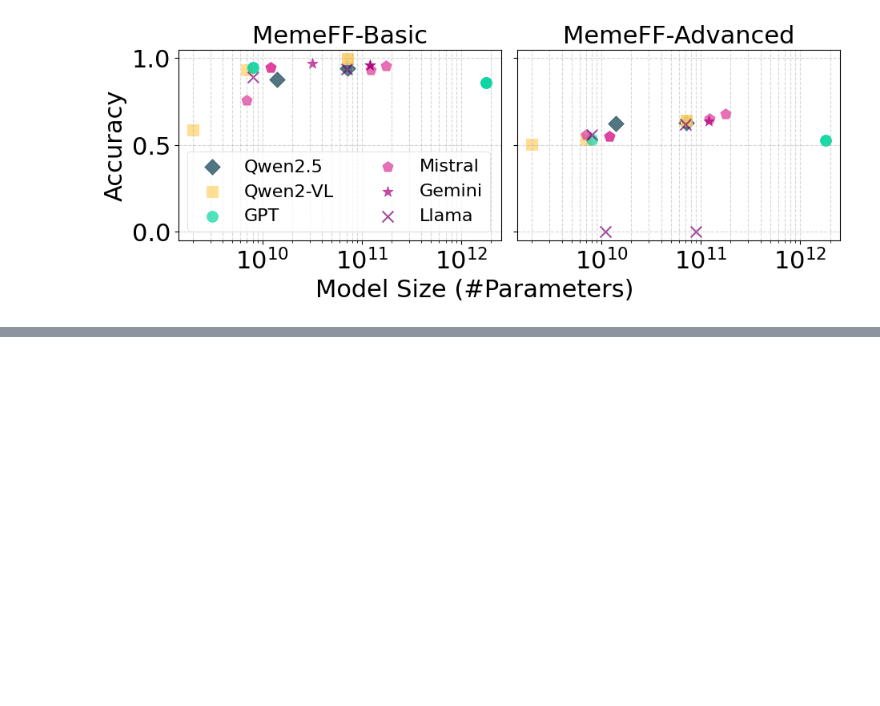
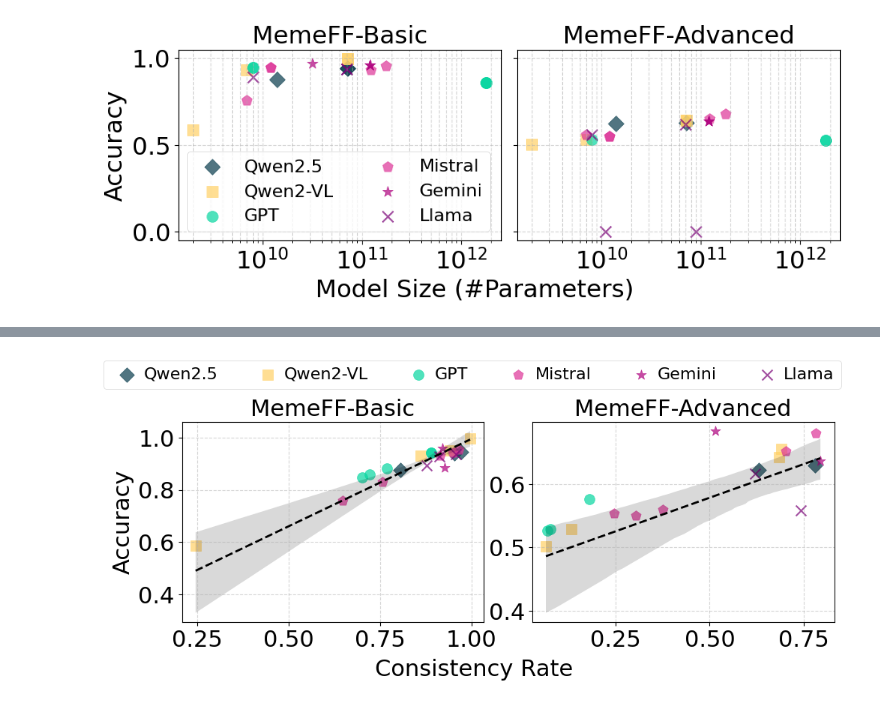
Before and after one commit to yzeng58/memeGen, a Jupyter notebook: analysis/benchmark_plots.ipynb, the cells around one changed output, grey strips where cells are left out. Saved outputs shown, nothing was run; the diff lists cells and outputs as text; code cells hidden in the pictures; blank space fills up the shorter version.

```diff
--- a/analysis/benchmark_plots.ipynb
+++ b/analysis/benchmark_plots.ipynb
@@ -294,0 +123,98 @@ get_row(dataset_name='ours_v2', prompt_name='cot', eval_mode='pairwise', descrip
+# %%
+plt.rc('xtick', labelsize=22)
+plt.rc('ytick', labelsize=22)
+mpl.rcParams['patch.linewidth']=0.5 #width of the boundary of legend
+
+fig, axes = plt.subplots(nrows=1, ncols=2, figsize=(10, 4.6))
+fig.subplots_adjust(left=0.11, bottom=0.22, right=0.98, top=0.8, wspace=0.16) #margin of the figure
+
+# Define datasets to plot
+datasets_to_plot = ['ours_v4', 'relca_v2']
+dataset_labels = {'ours_v4': 'MemeFF-Basic', 'relca_v2': 'MemeFF-Advanced'}
+
+# Plot each dataset in its own subplot
+for i, dataset in enumerate(datasets_to_plot):
+    ax = axes[i]
+    smp_df = get_row(dataset_name=dataset, prompt_name='standard', eval_mode='pairwise', peft_variant = 'pretrained', n_demos = 0)
+    # Filter data for pairwise evaluation mode
+    df_filtered = smp_df[(smp_df['dataset_name'] == dataset) &
+                         (smp_df['eval_mode'] == 'pairwise') &
+                         (smp_df['accuracy'] > 0)]  # Filter out cases where accuracy is 0
+
+    if not df_filtered.empty:
+        # For storing data points for regression in this subplot
+        consistency_rates = df_filtered['consistency_rate'].values
+        accuracies = df_filtered['accuracy'].values
+
+        # Group models by type
+        for model_group, color, marker, label in [
+            (qwen25_models, properties['qwen2.5']['color'], properties['qwen2.5']['marker'], 'Qwen2.5'),
+            (qwen2vl_models, properties['qwen2-vl']['color'], properties['qwen2-vl']['marker'], 'Qwen2-VL'),
+            (gpt_models, properties['gpt']['color'], properties['gpt']['marker'], 'GPT'),
+            (other_models, properties['other']['color'], properties['other']['marker'], 'Other'),
+            (mixtral_models, properties['mixtral']['color'], properties['mixtral']['marker'], 'Mistral'),
+            (gemini_models, properties['gemini']['color'], properties['gemini']['marker'], 'Gemini'),
+            (llama_models, properties['llama']['color'], properties['llama']['marker'], 'Llama')
+        ]:
+            # Filter for models in this group
+            group_df = df_filtered[df_filtered['model_name'].isin(model_group)]
+
+            if not group_df.empty:
+                ax.scatter(
+                    group_df['consistency_rate'],
+                    group_df['accuracy'],
+                    alpha=0.7,
+                    s=100,
+                    c=color,
+                    marker=marker,
+                    label=label
+                )
+
+        # Add regression line with confidence interval
+        if len(consistency_rates) > 0:
+            # Create a DataFrame for seaborn
+            regression_df = pd.DataFrame({
+                'consistency_rate': consistency_rates,
+                'accuracy': accuracies
+            })
+
+            # Add regression line with confidence interval
+            sns.regplot(
+                x='consistency_rate',
+                y='accuracy',
+                data=regression_df,
+                scatter=False,
+                line_kws={'color': 'black', 'linestyle': '--', 'linewidth': 2},
+                ci=95,  # 95% confidence interval
+                color='gray',
+                ax=ax
+            )
+
+            # Calculate regression statistics
+            slope, intercept, r_value, p_value, std_err = stats.linregress(consistency_rates, accuracies)
+
+    # Add title
+    ax.set_title(dataset_labels[dataset], fontsize=22)
+
+    # Add grid lines
+    ax.grid(True, which="both", ls="--", alpha=0.5)
+
+    # Add x-label only to the first subplot
+    if i == 0:
+        ax.set_ylabel('Accuracy', fontsize=22)
+    else:
+        ax.set_ylabel('')
+
+    # Remove x-label for this subplot
+    ax.set_xlabel('')
+    # Add legend only to the first subplot
+    if i == 1:
+        ax.legend(fontsize=16, ncol=6, bbox_to_anchor=(1.05, 1.35), handletextpad=0)
+
+# Add common x-label
+fig.supxlabel('Consistency Rate', fontsize=22, y=0.05)
+
+# Save the figure
+plt.savefig(f'{root_dir}/figures/consistency_vs_accuracy.pdf')
+# %% [output]
+[figure, added]
```
Also changed, not shown: parts of 6 cells of this notebook, 4 other files.
